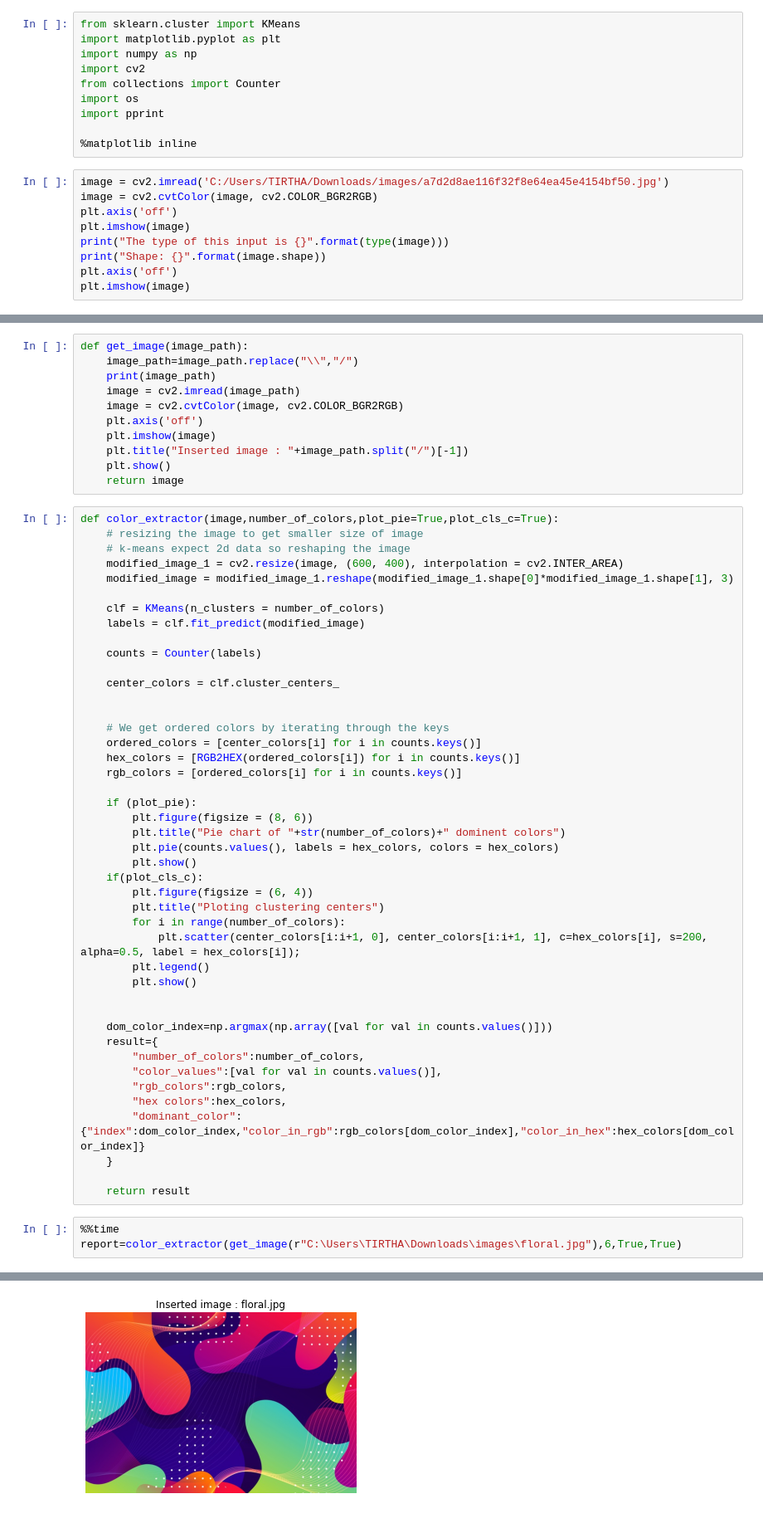
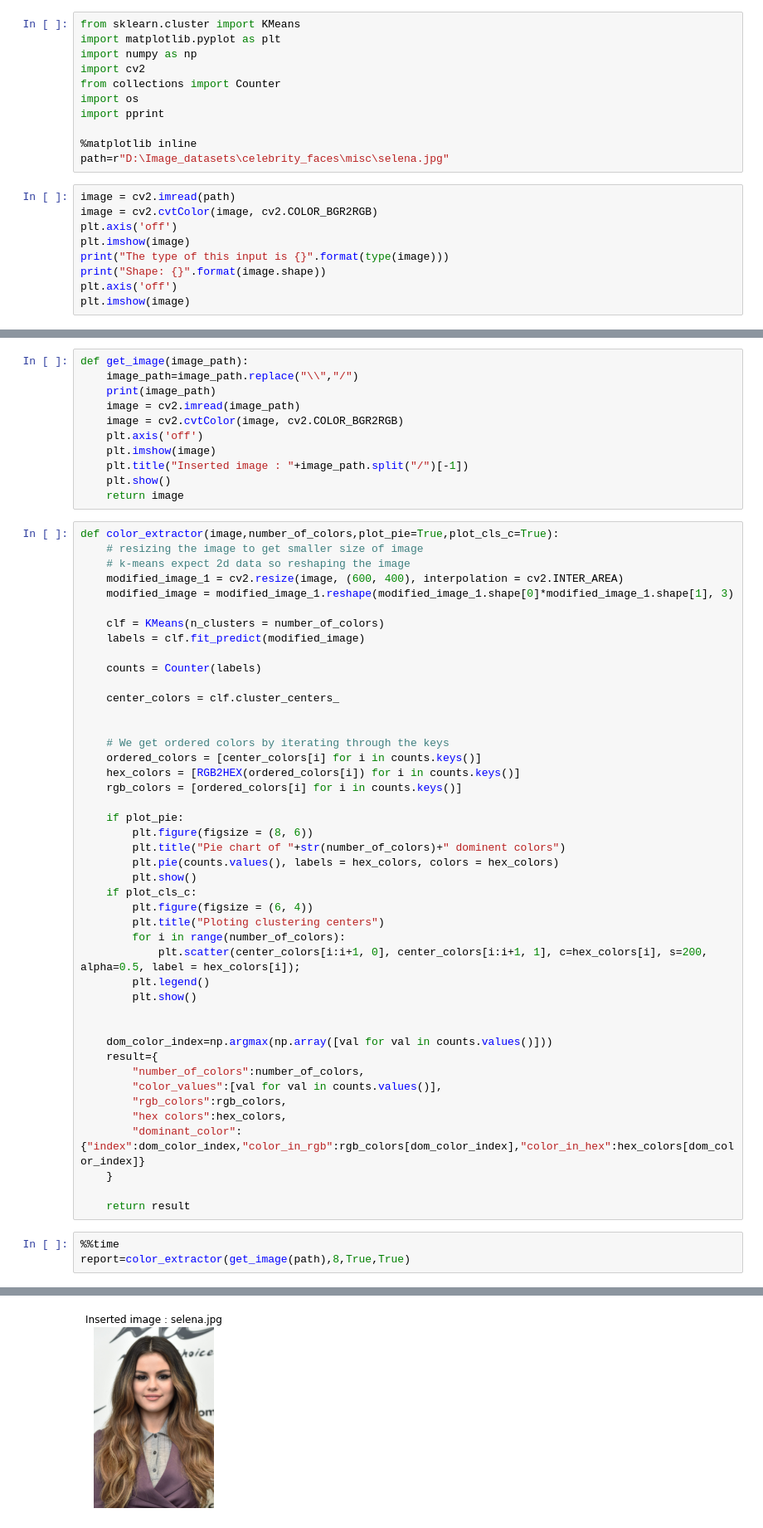
Before and after one commit to tirtharajsinha/image-color-extractor, a Jupyter notebook: Color identification from image using K-means clustering.ipynb, the cells around one changed output, grey strips where cells are left out. Shown at 83% size. Drawn from its saved outputs; the diff is of its cells as text.

```diff
--- a/Color identification from image using K-means clustering.ipynb
+++ b/Color identification from image using K-means clustering.ipynb
@@ -8,8 +8,9 @@ import os
 import pprint
 
 %matplotlib inline
+path=r"D:\Image_datasets\celebrity_faces\misc\selena.jpg"
 # %%
-image = cv2.imread('C:/Users/TIRTHA/Downloads/images/a7d2d8ae116f32f8e64ea45e4154bf50.jpg')
+image = cv2.imread(path)
 image = cv2.cvtColor(image, cv2.COLOR_BGR2RGB)
 plt.axis('off')
 plt.imshow(image)
@@ -64,12 +65,12 @@ def color_extractor(image,number_of_colors,plot_pie=True,plot_cls_c=True):
     hex_colors = [RGB2HEX(ordered_colors[i]) for i in counts.keys()]
     rgb_colors = [ordered_colors[i] for i in counts.keys()]
 
-    if (plot_pie):
+    if plot_pie:
         plt.figure(figsize = (8, 6))
         plt.title("Pie chart of "+str(number_of_colors)+" dominent colors")
         plt.pie(counts.values(), labels = hex_colors, colors = hex_colors)
         plt.show()
-    if(plot_cls_c):
+    if plot_cls_c:
         plt.figure(figsize = (6, 4))
         plt.title("Ploting clustering centers")
         for i in range(number_of_colors):
@@ -90,5 +91,5 @@ def color_extractor(image,number_of_colors,plot_pie=True,plot_cls_c=True):
     return result
 # %%
 %%time
-report=color_extractor(get_image(r"C:\Users\TIRTHA\Downloads\images\floral.jpg"),6,True,True)
+report=color_extractor(get_image(path),8,True,True)
 # %% [output]
@@ -96 +97 @@ C:/Users/TIRTHA/Downloads/images/floral.jpg
-[figure, old version]
+[figure, new version]
```
Also changed, not shown: parts of 3 cells of this notebook.
